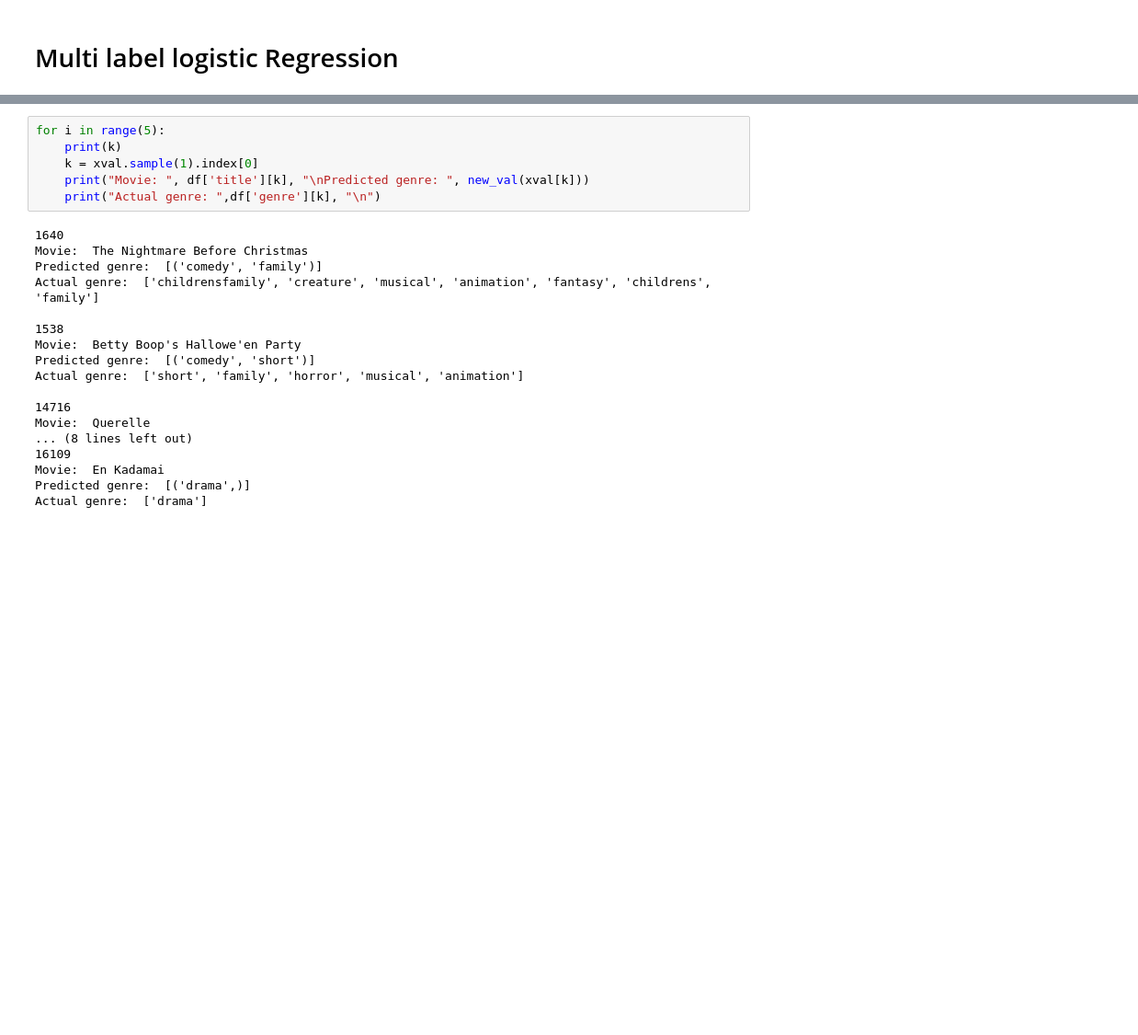
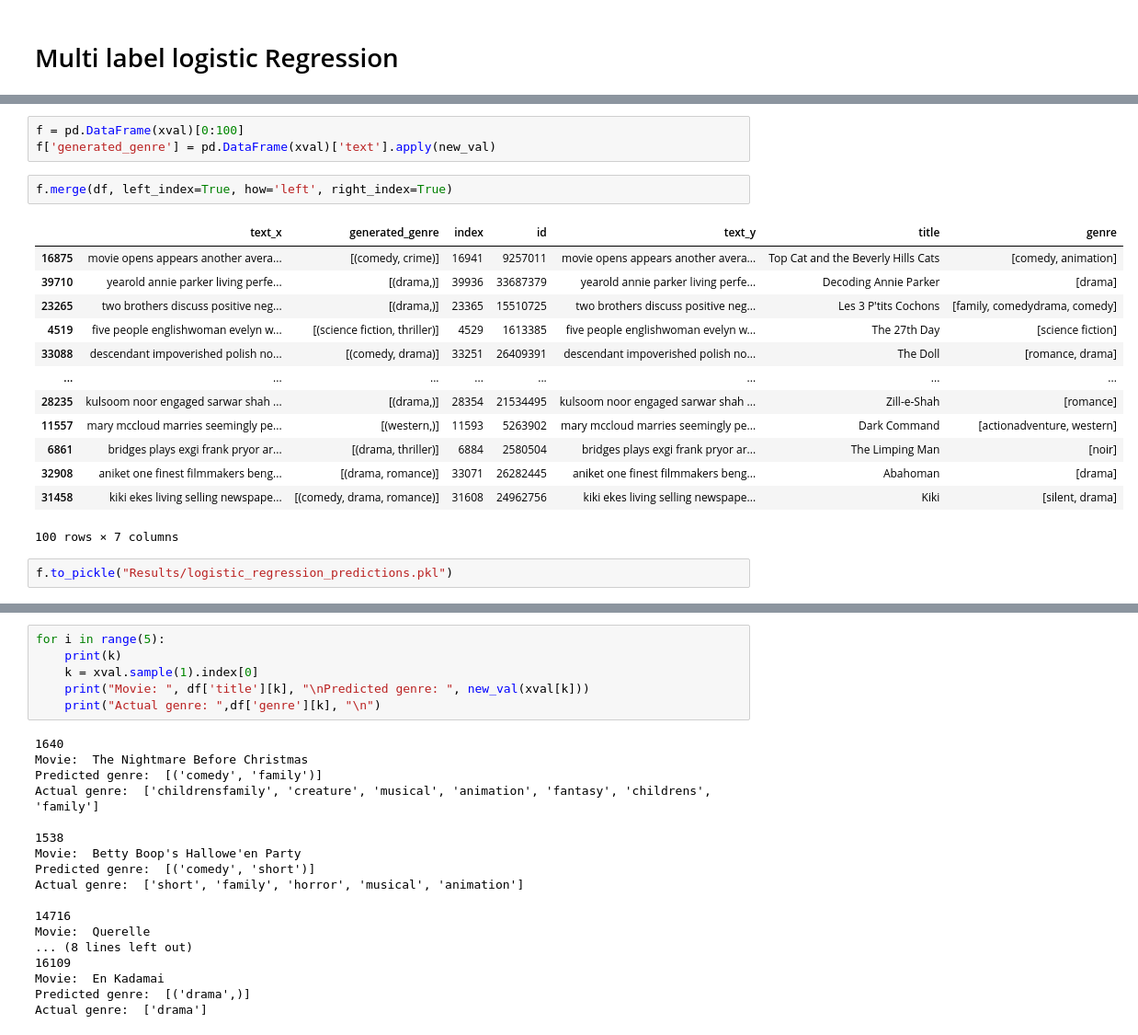
Before and after one commit to MatthiasRemta/NLP_Project, a Jupyter notebook: Logistic_Regression_try.ipynb, the cells around one changed output, grey strips where cells are left out. Shown at 92% size. Saved outputs shown, nothing was run; the diff lists cells and outputs as text; blank space fills up the shorter version.

Commit message:
logistic regression predictions

```diff
--- a/Logistic_Regression_try.ipynb
+++ b/Logistic_Regression_try.ipynb
@@ -203,0 +142,21 @@ weighted avg       0.63      0.26      0.33     25583
+# %%
+f = pd.DataFrame(xval)[0:100]
+f['generated_genre'] = pd.DataFrame(xval)['text'].apply(new_val)
+# %%
+f.merge(df, left_index=True, how='left', right_index=True)
+# %% [output]
+|  | text_x | generated_genre | index | id | text_y | title | genre |
+| 16875 | movie opens appears another avera... | [(comedy, crime)] | 16941 | 9257011 | movie opens appears another avera... | Top Cat and the Beverly Hills Cats | [comedy, animation] |
+| 39710 | yearold annie parker living perfe... | [(drama,)] | 39936 | 33687379 | yearold annie parker living perfe... | Decoding Annie Parker | [drama] |
+| 23265 | two brothers discuss positive neg... | [(drama,)] | 23365 | 15510725 | two brothers discuss positive neg... | Les 3 P'tits Cochons | [family, comedydrama, comedy] |
+| 4519 | five people englishwoman evelyn w... | [(science fiction, thriller)] | 4529 | 1613385 | five people englishwoman evelyn w... | The 27th Day | [science fiction] |
+| 33088 | descendant impoverished polish no... | [(comedy, drama)] | 33251 | 26409391 | descendant impoverished polish no... | The Doll | [romance, drama] |
+| ... | ... | ... | ... | ... | ... | ... | ... |
+| 28235 | kulsoom noor engaged sarwar shah ... | [(drama,)] | 28354 | 21534495 | kulsoom noor engaged sarwar shah ... | Zill-e-Shah | [romance] |
+| 11557 | mary mccloud marries seemingly pe... | [(western,)] | 11593 | 5263902 | mary mccloud marries seemingly pe... | Dark Command | [actionadventure, western] |
+| 6861 | bridges plays exgi frank pryor ar... | [(drama, thriller)] | 6884 | 2580504 | bridges plays exgi frank pryor ar... | The Limping Man | [noir] |
+| 32908 | aniket one finest filmmakers beng... | [(drama, romance)] | 33071 | 26282445 | aniket one finest filmmakers beng... | Abahoman | [drama] |
+| 31458 | kiki ekes living selling newspape... | [(comedy, drama, romance)] | 31608 | 24962756 | kiki ekes living selling newspape... | Kiki | [silent, drama] |
+100 rows × 7 columns
+# %%
+f.to_pickle("Results/logistic_regression_predictions.pkl")
```
Also changed, not shown: parts of 14 cells of this notebook, 1 other file.
